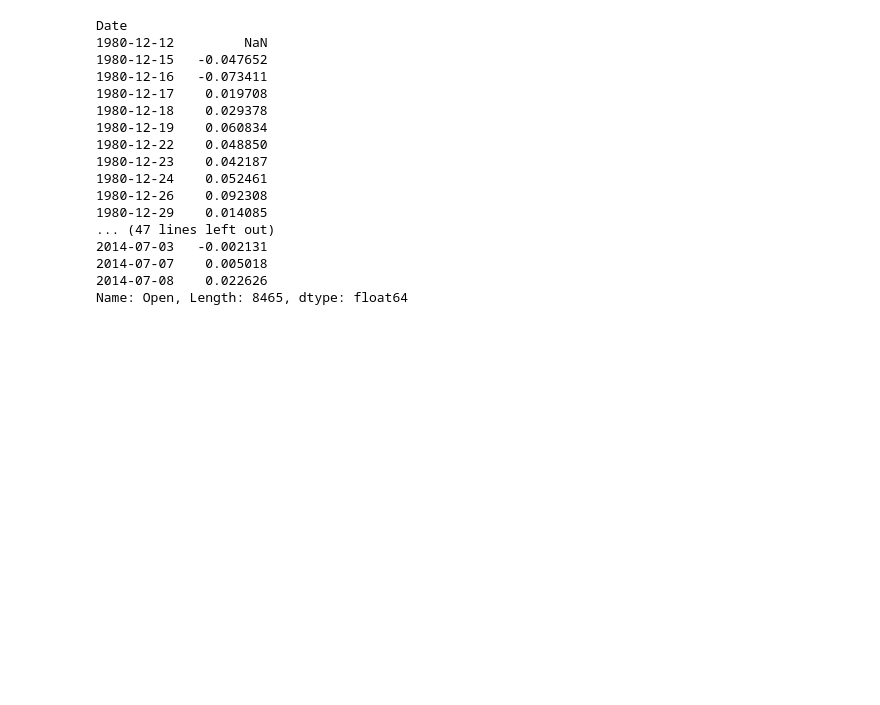
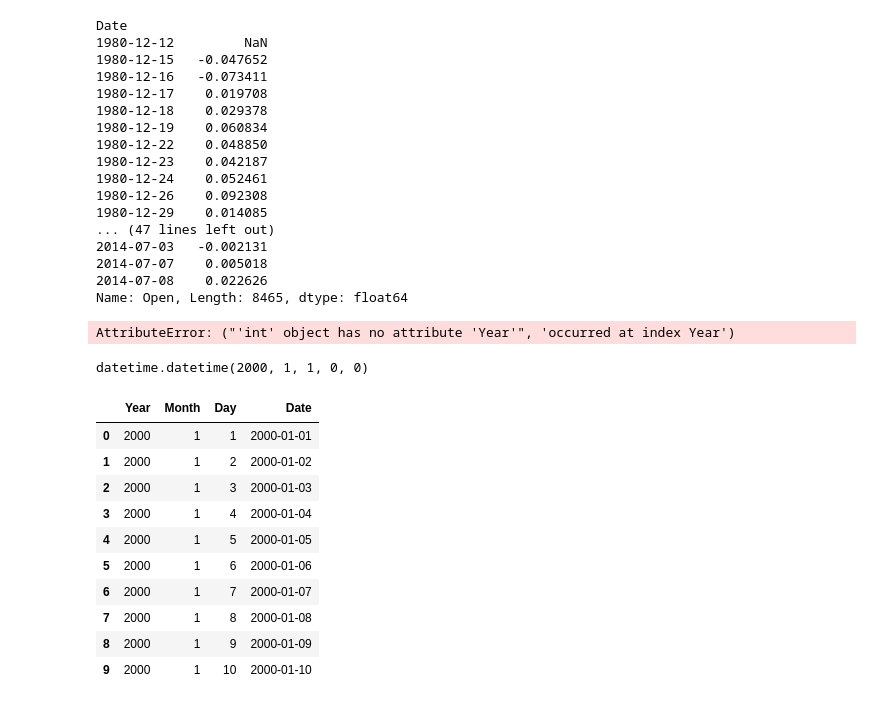
Before and after one commit to MateuszKonopelski/RandomPythonProjects, a Jupyter notebook: Project8_PythonForDataAnalysis_McKinney/Chapter11_Time_Series.ipynb, the cells around one changed output. Cells and saved outputs as stored; diff of their text form; code cells hidden in the pictures; blank space fills up the shorter version.

Commit message:
concatonate columns into datetime

```diff
--- a/Project8_PythonForDataAnalysis_McKinney/Chapter11_Time_Series.ipynb
+++ b/Project8_PythonForDataAnalysis_McKinney/Chapter11_Time_Series.ipynb
@@ -200,3 +200,30 @@ Date
 2014-07-07    0.005018
 2014-07-08    0.022626
 Name: Open, Length: 8465, dtype: float64
+# %%
+df = pd.DataFrame({'Year': [2000] * 10, 'Month': [1] * 10, 'Day': np.arange(1, 11)})
+df = df.loc[:, ['Year', 'Month', 'Day']]
+#df['Date'] = None
+df.applymap(lambda x: pd.datetime(x.Year, x.Month, x.Day))
+# %% [output]
+AttributeError: ("'int' object has no attribute 'Year'", 'occurred at index Year')
+# %%
+pd.datetime(df.Year[0], df.Month[0], df.Day[0])
+# %% [output]
+datetime.datetime(2000, 1, 1, 0, 0)
+# %%
+df['Date'] = df.Year * 10000 + df.Month * 100 + df.Day
+df.Date = pd.to_datetime(df.Date, format='%Y%m%d')
+df
+# %% [output]
+|  | Year | Month | Day | Date |
+| 0 | 2000 | 1 | 1 | 2000-01-01 |
+| 1 | 2000 | 1 | 2 | 2000-01-02 |
+| 2 | 2000 | 1 | 3 | 2000-01-03 |
+| 3 | 2000 | 1 | 4 | 2000-01-04 |
+| 4 | 2000 | 1 | 5 | 2000-01-05 |
+| 5 | 2000 | 1 | 6 | 2000-01-06 |
+| 6 | 2000 | 1 | 7 | 2000-01-07 |
+| 7 | 2000 | 1 | 8 | 2000-01-08 |
+| 8 | 2000 | 1 | 9 | 2000-01-09 |
+| 9 | 2000 | 1 | 10 | 2000-01-10 |
```
Also changed, not shown: parts of 1 cell of this notebook.
